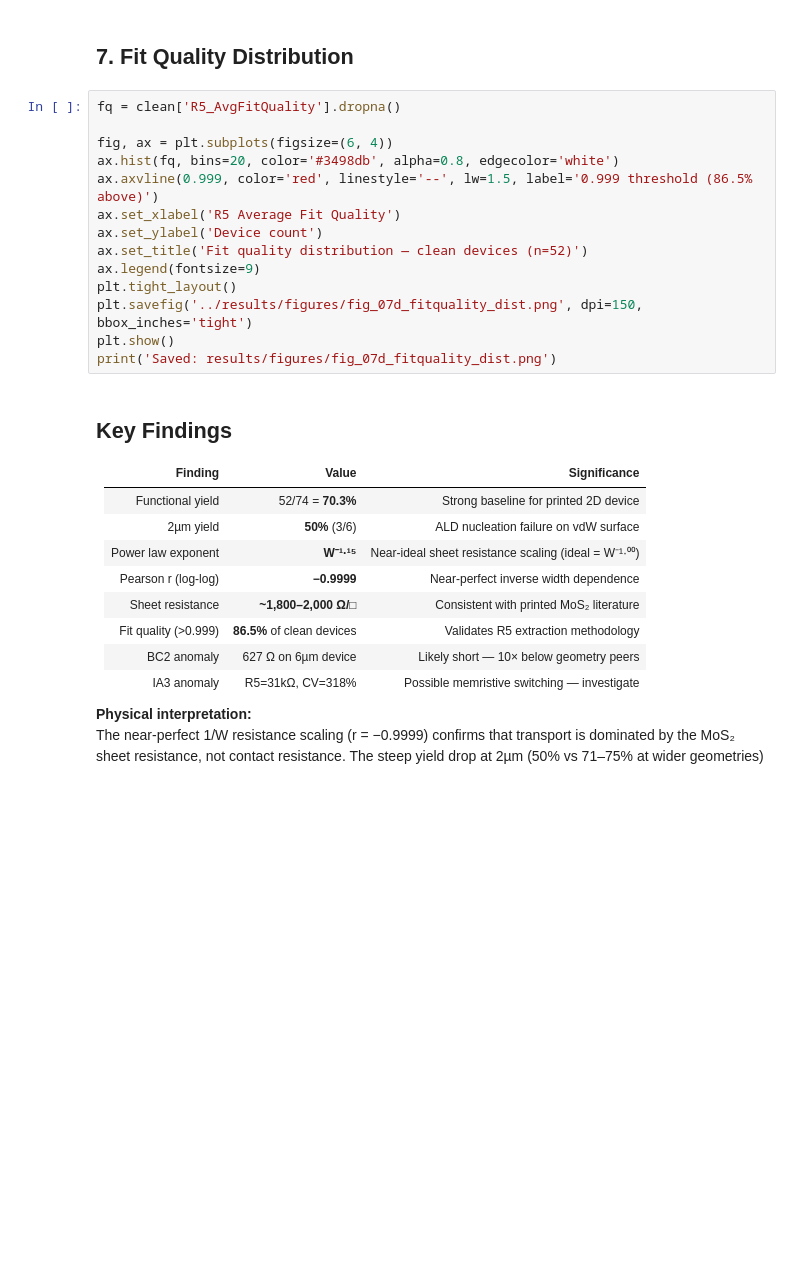
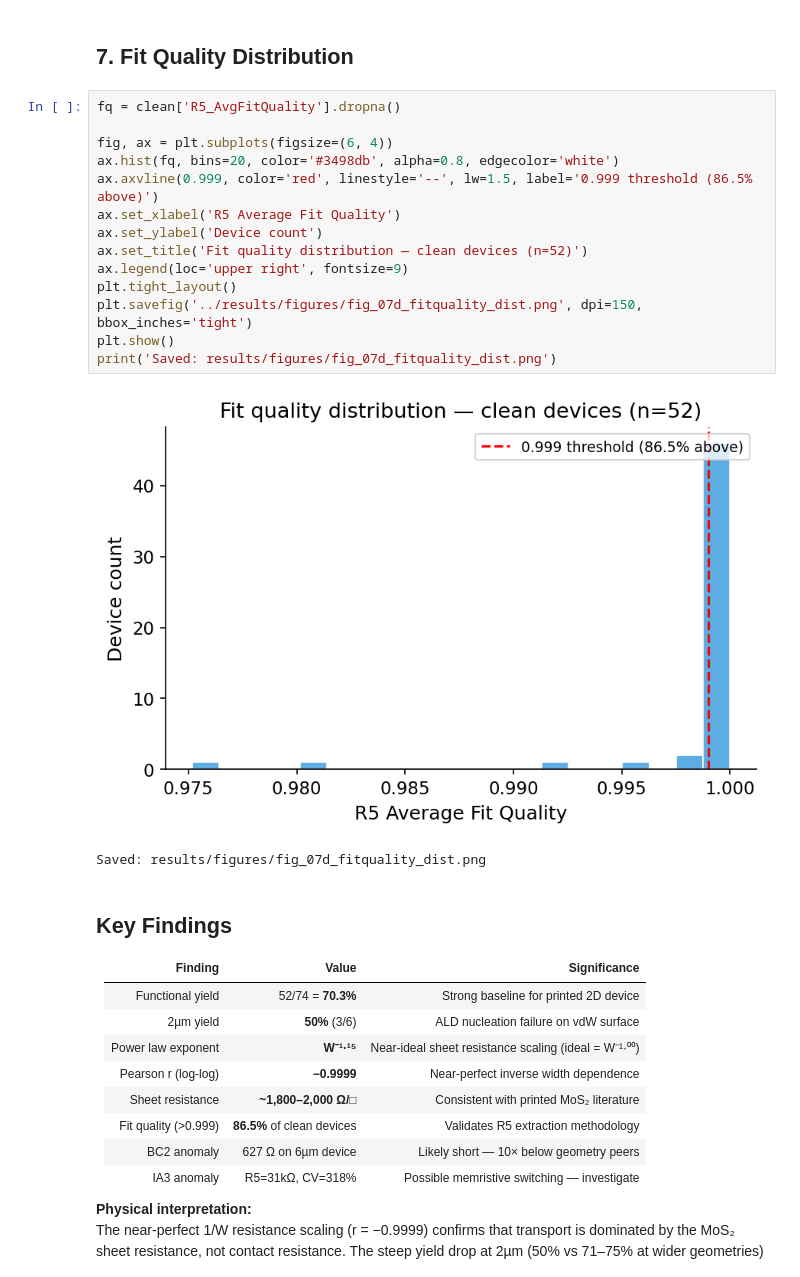
Before and after one commit to wjlee619/mos2-memristor-ml, a Jupyter notebook: notebooks/07_chip1_resistance_scaling.ipynb, the cells around one changed output. Saved outputs shown, nothing was run; the diff lists cells and outputs as text; blank space fills up the shorter version.

```diff
--- a/notebooks/07_chip1_resistance_scaling.ipynb
+++ b/notebooks/07_chip1_resistance_scaling.ipynb
@@ -273,17 +337,20 @@ print(f'Anomalous devices (>1MΩ): {(df["status"]=="anomalous").sum()} ({(df["st
 # %%
 fq = clean['R5_AvgFitQuality'].dropna()
 
 fig, ax = plt.subplots(figsize=(6, 4))
 ax.hist(fq, bins=20, color='#3498db', alpha=0.8, edgecolor='white')
 ax.axvline(0.999, color='red', linestyle='--', lw=1.5, label='0.999 threshold (86.5% above)')
 ax.set_xlabel('R5 Average Fit Quality')
 ax.set_ylabel('Device count')
 ax.set_title('Fit quality distribution — clean devices (n=52)')
-ax.legend(fontsize=9)
+ax.legend(loc='upper right', fontsize=9)
 plt.tight_layout()
 plt.savefig('../results/figures/fig_07d_fitquality_dist.png', dpi=150, bbox_inches='tight')
 plt.show()
 print('Saved: results/figures/fig_07d_fitquality_dist.png')
+# %% [output]
+[figure, added]
+Saved: results/figures/fig_07d_fitquality_dist.png
 # %% [markdown]
 ## Key Findings
 
```
Also changed, not shown: parts of 8 cells of this notebook, 5 other files.
